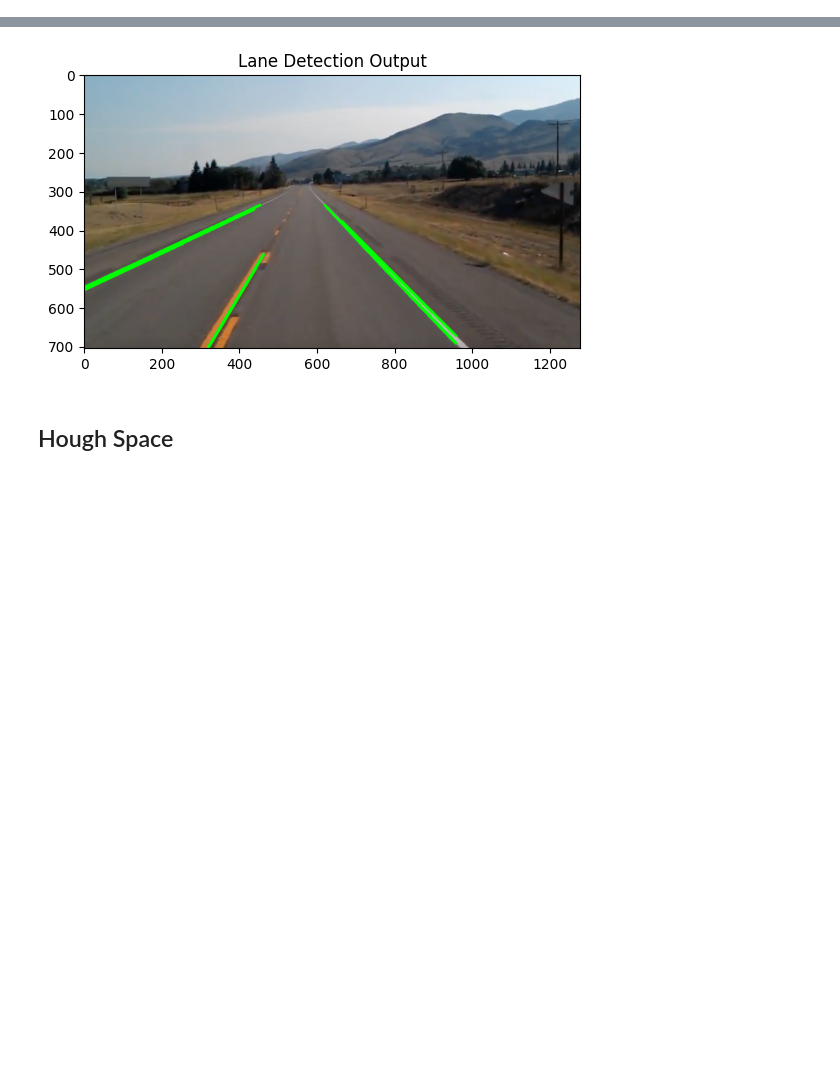
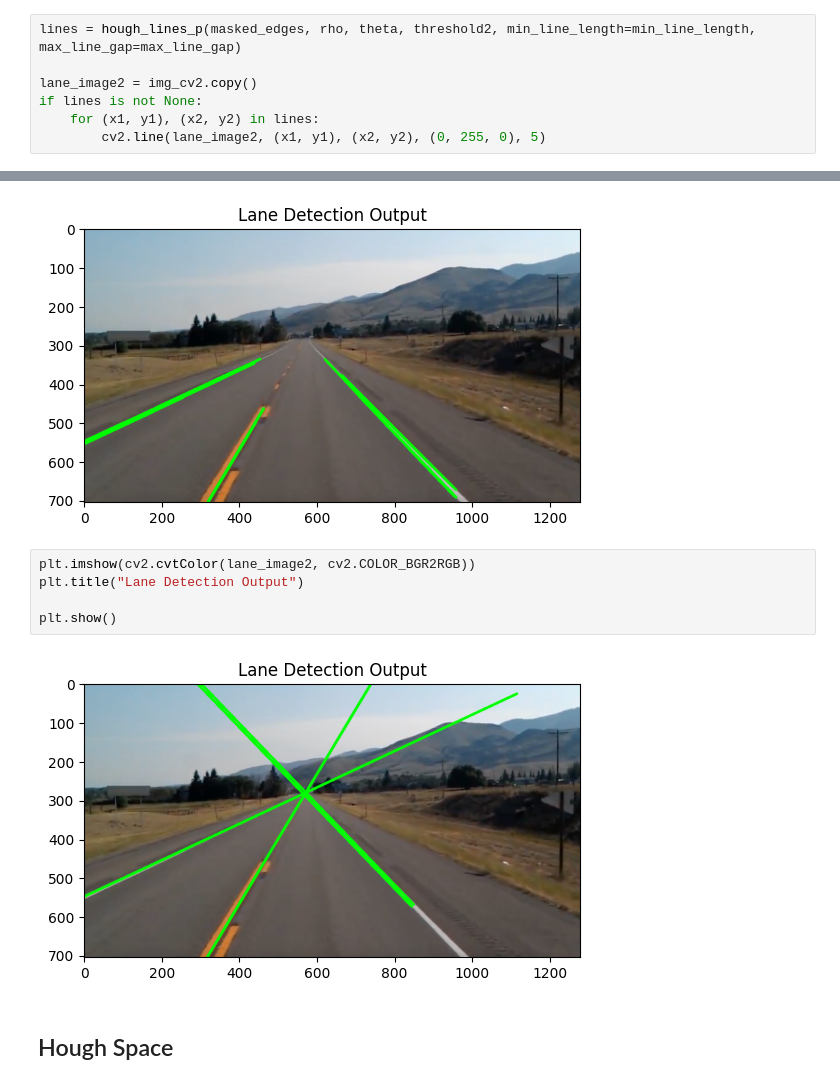
Before and after one commit to shadyalattarr/Computer-Vision-Assignment-1, a Jupyter notebook: Part2.ipynb, the cells around one changed output, grey strips where cells are left out. Cells and saved outputs as stored; diff of their text form; blank space fills up the shorter version.

```diff
--- a/Part2.ipynb
+++ b/Part2.ipynb
@@ -120,3 +168,10 @@ if lines is not None:
+# %%
+lines = hough_lines_p(masked_edges, rho, theta, threshold2, min_line_length=min_line_length, max_line_gap=max_line_gap)
+
+lane_image2 = img_cv2.copy()
+if lines is not None:
+    for (x1, y1), (x2, y2) in lines:
+        cv2.line(lane_image2, (x1, y1), (x2, y2), (0, 255, 0), 5)
 # %%
 plt.imshow(cv2.cvtColor(lane_image, cv2.COLOR_BGR2RGB))
 plt.title("Lane Detection Output")
@@ -124,6 +179,13 @@ plt.title("Lane Detection Output")
 plt.show()
 # %% [output]
 [figure]
+# %%
+plt.imshow(cv2.cvtColor(lane_image2, cv2.COLOR_BGR2RGB))
+plt.title("Lane Detection Output")
+
+plt.show()
+# %% [output]
+[figure, added]
 # %% [markdown]
 ## Hough Space
 # %%
```
Also changed, not shown: parts of 2 cells of this notebook, 1 other file.
